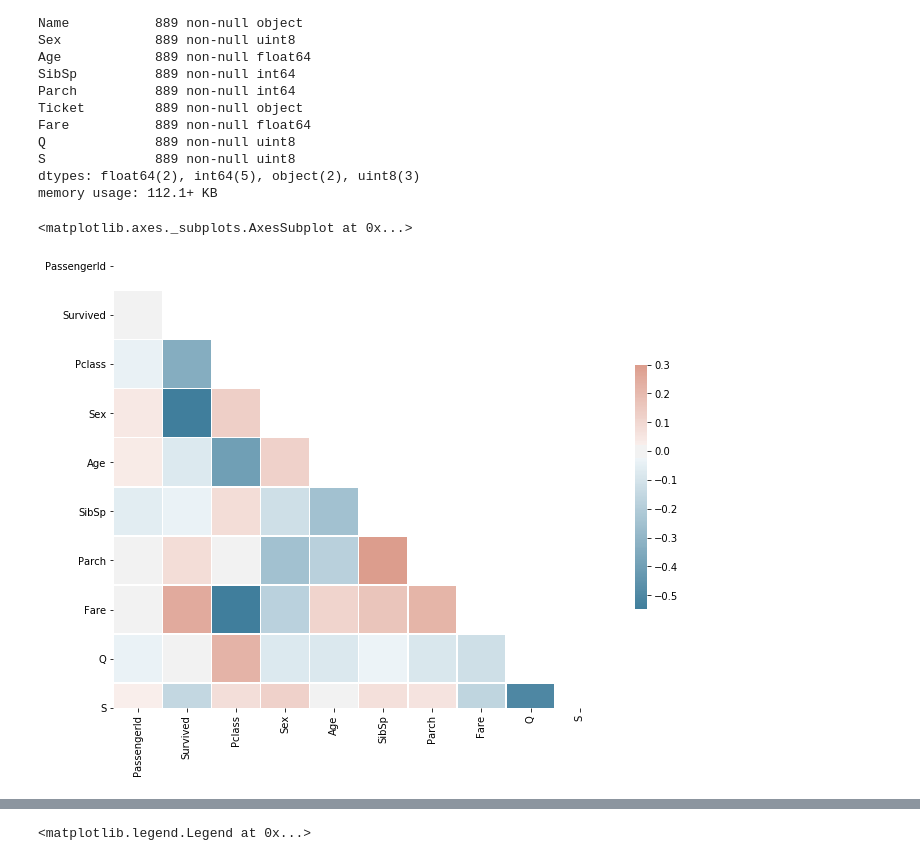
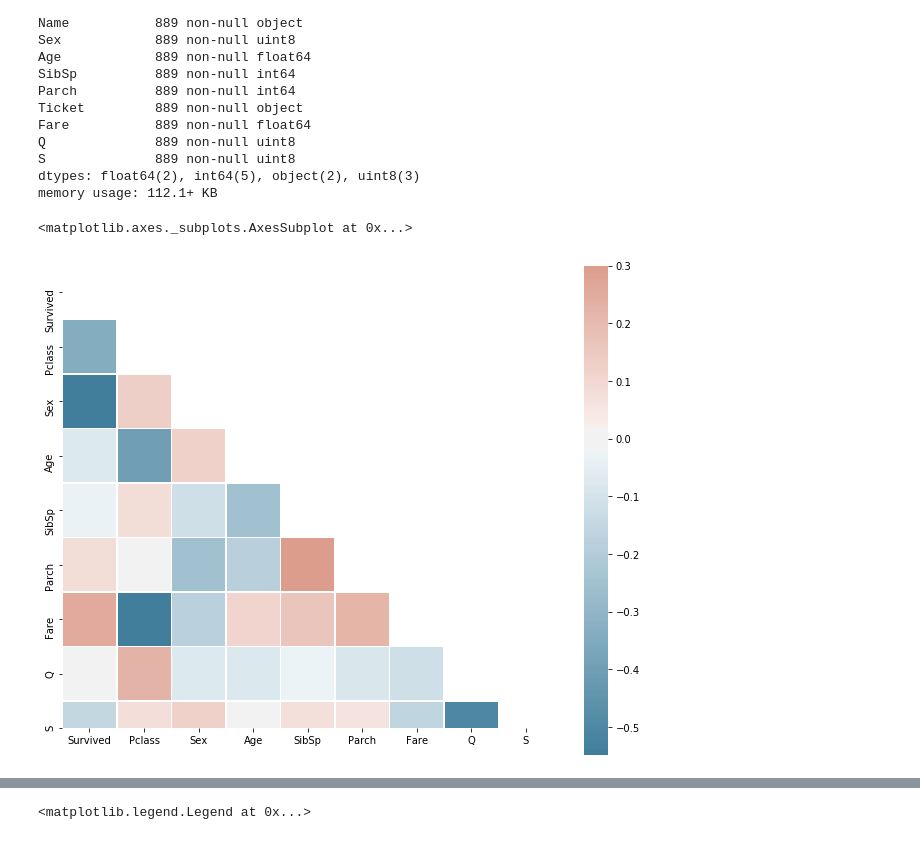
Before and after one commit to warrenregister/ToF_ML, a Jupyter notebook: notebooks/titanic example.ipynb, the cells around one changed output, grey strips where cells are left out. Cells and saved outputs as stored; diff of their text form; code cells hidden in the pictures.

```diff
--- a/notebooks/titanic example.ipynb
+++ b/notebooks/titanic example.ipynb
@@ -125,13 +125,13 @@ S              889 non-null uint8
 dtypes: float64(2), int64(5), object(2), uint8(3)
 memory usage: 112.1+ KB
 # %%
-corr = train.drop(['Ticket', 'Name'], axis=1).corr()
+corr = train.drop(['Ticket', 'Name', 'PassengerId'], axis=1).corr()
 mask = np.triu(np.ones_like(corr, dtype=bool))
 f, ax = plt.subplots(figsize=(11, 9))
 cmap = sns.diverging_palette(230, 20, as_cmap=True)
-sns.heatmap(corr, mask=mask, cmap=cmap, vmax=.3, center=0,
-            square=True, linewidths=.5, cbar_kws={"shrink": .5})
+sns.heatmap(corr, cmap=cmap,mask=mask, vmax=.3, center=0,
+            square=True, linewidths=.5)
 # %% [output]
 <matplotlib.axes._subplots.AxesSubplot at 0x...>
-[figure, old version]
+[figure, new version]
 # %%
```
Also changed, not shown: parts of 28 cells of this notebook, 2 other files.
